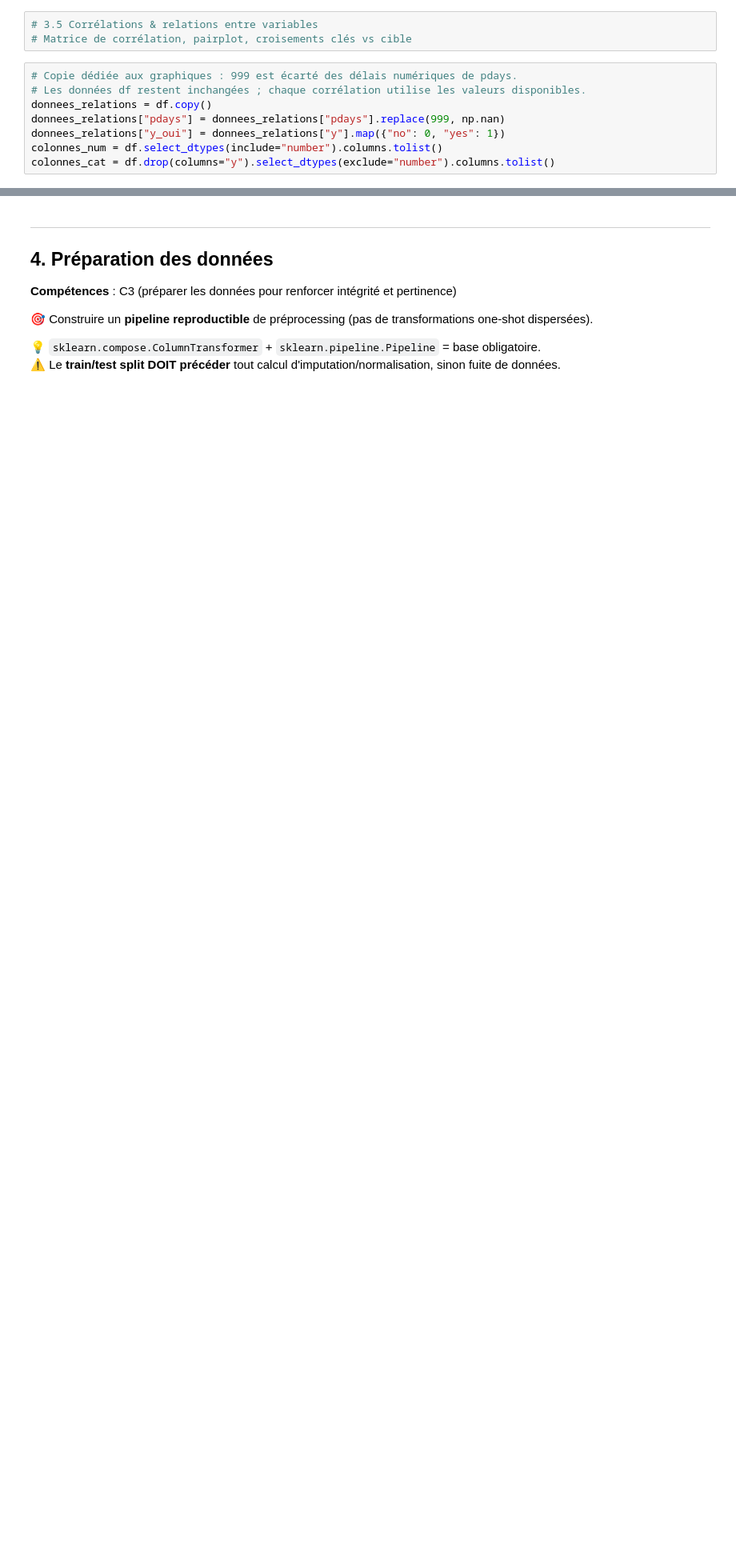
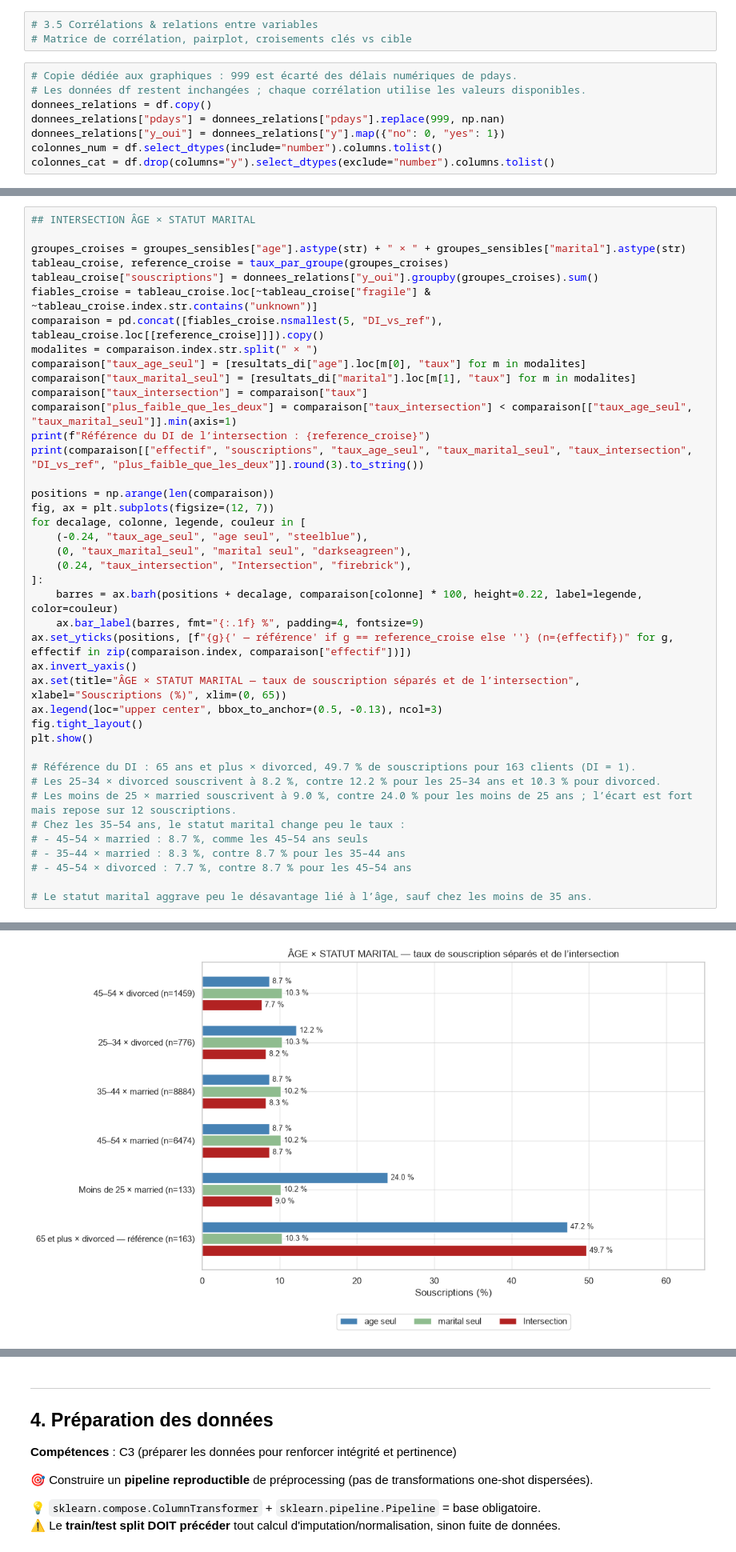
Before and after one commit to franckcwalter/eval-usecase-marketing, a Jupyter notebook: cas_usage_bank_marketing.ipynb, the cells around one changed output, grey strips where cells are left out. Shown at 80% size. Saved outputs shown, nothing was run; the diff lists cells and outputs as text; blank space fills up the shorter version.

```diff
--- a/cas_usage_bank_marketing.ipynb
+++ b/cas_usage_bank_marketing.ipynb
@@ -735,0 +913,42 @@ plt.show()
+# %%
+## INTERSECTION ÂGE × STATUT MARITAL
+
+groupes_croises = groupes_sensibles["age"].astype(str) + " × " + groupes_sensibles["marital"].astype(str)
+tableau_croise, reference_croise = taux_par_groupe(groupes_croises)
+tableau_croise["souscriptions"] = donnees_relations["y_oui"].groupby(groupes_croises).sum()
+fiables_croise = tableau_croise.loc[~tableau_croise["fragile"] & ~tableau_croise.index.str.contains("unknown")]
+comparaison = pd.concat([fiables_croise.nsmallest(5, "DI_vs_ref"), tableau_croise.loc[[reference_croise]]]).copy()
+modalites = comparaison.index.str.split(" × ")
+comparaison["taux_age_seul"] = [resultats_di["age"].loc[m[0], "taux"] for m in modalites]
+comparaison["taux_marital_seul"] = [resultats_di["marital"].loc[m[1], "taux"] for m in modalites]
+comparaison["taux_intersection"] = comparaison["taux"]
+comparaison["plus_faible_que_les_deux"] = comparaison["taux_intersection"] < comparaison[["taux_age_seul", "taux_marital_seul"]].min(axis=1)
+print(f"Référence du DI de l’intersection : {reference_croise}")
+print(comparaison[["effectif", "souscriptions", "taux_age_seul", "taux_marital_seul", "taux_intersection", "DI_vs_ref", "plus_faible_que_les_deux"]].round(3).to_string())
+
+positions = np.arange(len(comparaison))
+fig, ax = plt.subplots(figsize=(12, 7))
+for decalage, colonne, legende, couleur in [
+    (-0.24, "taux_age_seul", "age seul", "steelblue"),
+    (0, "taux_marital_seul", "marital seul", "darkseagreen"),
+    (0.24, "taux_intersection", "Intersection", "firebrick"),
+]:
+    barres = ax.barh(positions + decalage, comparaison[colonne] * 100, height=0.22, label=legende, color=couleur)
+    ax.bar_label(barres, fmt="{:.1f} %", padding=4, fontsize=9)
+ax.set_yticks(positions, [f"{g}{' — référence' if g == reference_croise else ''} (n={effectif})" for g, effectif in zip(comparaison.index, comparaison["effectif"])])
+ax.invert_yaxis()
+ax.set(title="ÂGE × STATUT MARITAL — taux de souscription séparés et de l’intersection", xlabel="Souscriptions (%)", xlim=(0, 65))
+ax.legend(loc="upper center", bbox_to_anchor=(0.5, -0.13), ncol=3)
+fig.tight_layout()
+plt.show()
+
+# Référence du DI : 65 ans et plus × divorced, 49.7 % de souscriptions pour 163 clients (DI = 1).
+# Les 25–34 × divorced souscrivent à 8.2 %, contre 12.2 % pour les 25–34 ans et 10.3 % pour divorced.
+# Les moins de 25 × married souscrivent à 9.0 %, contre 24.0 % pour les moins de 25 ans ; l’écart est fort mais repose sur 12 souscriptions.
+# Chez les 35–54 ans, le statut marital change peu le taux :
+# - 45–54 × married : 8.7 %, comme les 45–54 ans seuls
+# - 35–44 × married : 8.3 %, contre 8.7 % pour les 35–44 ans
+# - 45–54 × divorced : 7.7 %, contre 8.7 % pour les 45–54 ans
+
+# Le statut marital aggrave peu le désavantage lié à l’âge, sauf chez les moins de 35 ans.
+# %% [output]
@@ -735,0 +963 @@ plt.show()
+[figure, added]
```
Also changed, not shown: parts of 26 cells of this notebook, 1 other file.
